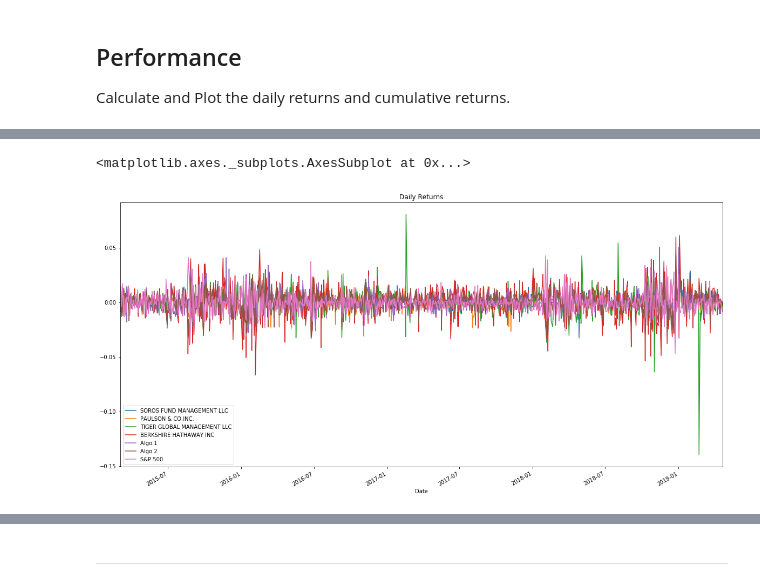
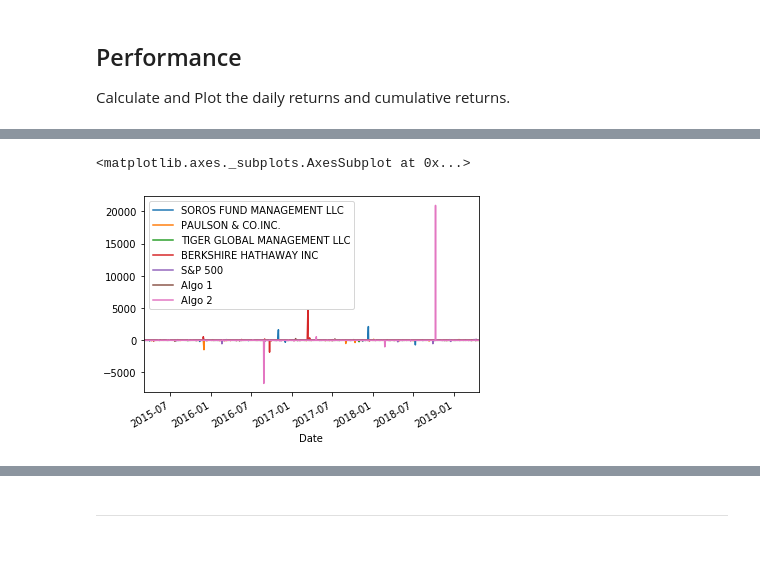
Before and after one commit to basobo/python-pandas, a Jupyter notebook: whale_analysis.ipynb, the cells around one changed output, grey strips where cells are left out. Cells and saved outputs as stored; diff of their text form; code cells hidden in the pictures; blank space fills up the shorter version.

Commit message:
got past concat all pd's

```diff
--- a/whale_analysis.ipynb
+++ b/whale_analysis.ipynb
@@ -157,5 +165,6 @@ sp500_pd.head()
 # %%
 # Drop nulls
 # YOUR CODE HERE
-sp500_pd.dropna()
+sp500_pd.dropna(inplace=True)
+sp500_pd.isnull().sum()
 # %% [output]
@@ -181,6 +173,8 @@ sp500_pd.dropna()
 # %%
 # Rename Column
 # YOUR CODE HERE
+sp500_pd.columns = ["S&P 500"]
+sp500_pd.head()
 # %% [output]
 |  | S&P 500 |
 | Date |  |
@@ -193,5 +187,6 @@ sp500_pd.dropna()
 ## Combine Whale, Algorithmic, and S&P 500 Returns
 # %%
 # Concatenate all DataFrames into a single DataFrame
-# YOUR CODE HERE
+all_returns = pd.concat([whale_pd,sp500_pd,algo_pd], axis="columns", join="inner")
+all_returns.head()
 # %% [output]
@@ -212,3 +207,7 @@ In this section, you will calculate and visualize performance and risk metrics f
 ## Performance
 
 Calculate and Plot the daily returns and cumulative returns.
+# %%
+# Plot daily returns
+daily_returns = (all_returns - all_returns.shift(1)) / all_returns.shift(1)
+daily_returns.head()
@@ -215,6 +222,7 @@ Calculate and Plot the daily returns and cumulative returns.
 # %%
-# Plot daily returns
+# Plot cumulative returns
 # YOUR CODE HERE
+daily_returns.plot()
 # %% [output]
 <matplotlib.axes._subplots.AxesSubplot at 0x...>
-[figure, old version]
+[figure, new version]
```
Also changed, not shown: parts of 35 cells of this notebook.
